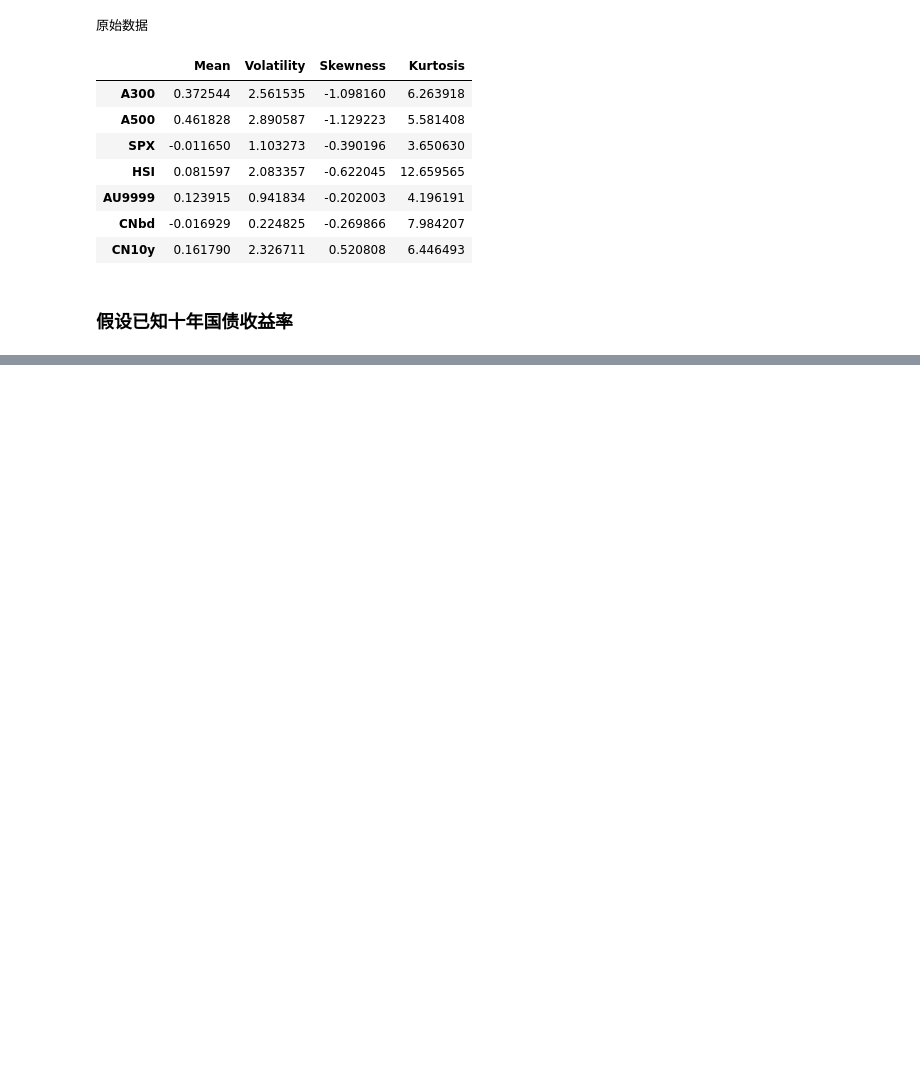
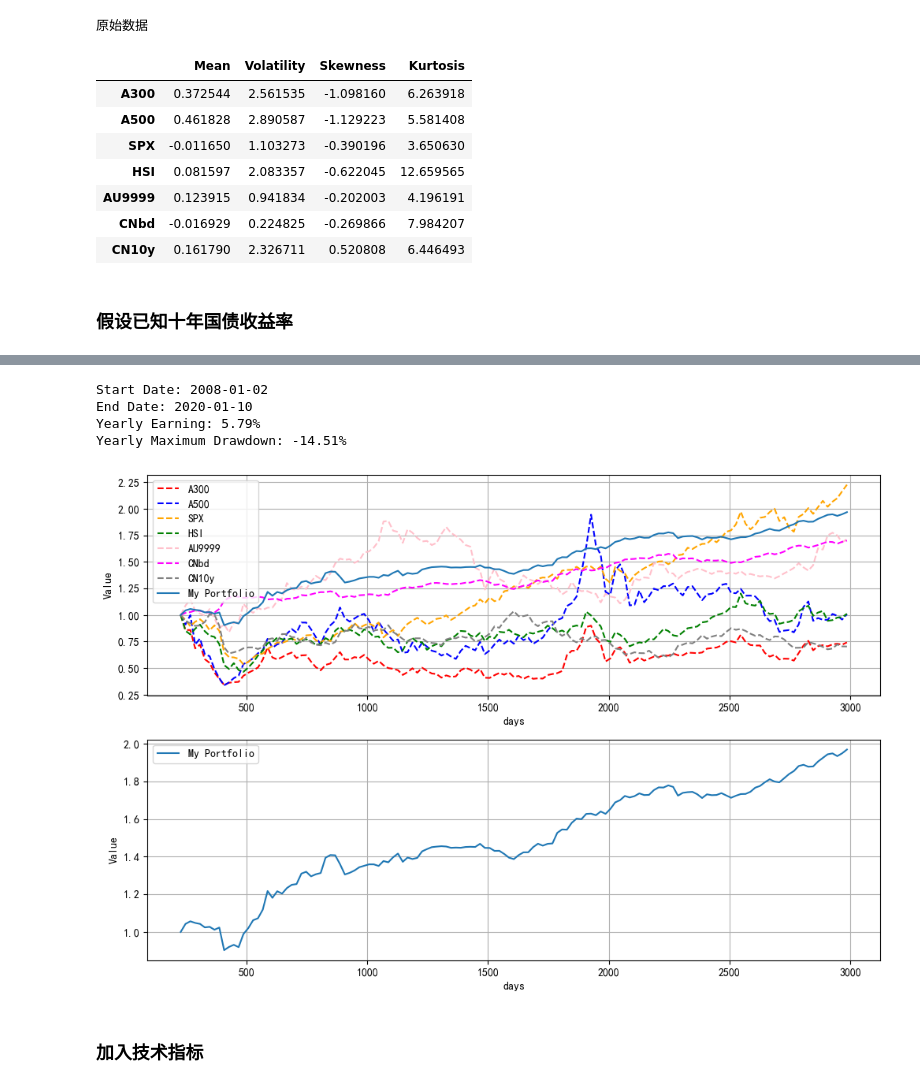
Before and after one commit to dishangti/Entropy-Pooling, a Jupyter notebook: EP_valid.ipynb, the cells around one changed output, grey strips where cells are left out. Saved outputs shown, nothing was run; the diff lists cells and outputs as text; code cells hidden in the pictures; blank space fills up the shorter version.

```diff
--- a/EP_valid.ipynb
+++ b/EP_valid.ipynb
@@ -472,0 +537,10 @@ Yearly Maximum Drawdown: -11.95%
+# %%
+draw_profit()
+# %% [output]
+Start Date: 2008-01-02
+End Date: 2020-01-10
+Yearly Earning: 5.79%
+Yearly Maximum Drawdown: -14.51%
+[figure, added]
+# %% [markdown]
+### 加入技术指标
```
Also changed, not shown: parts of 14 cells of this notebook, 1 other file.
